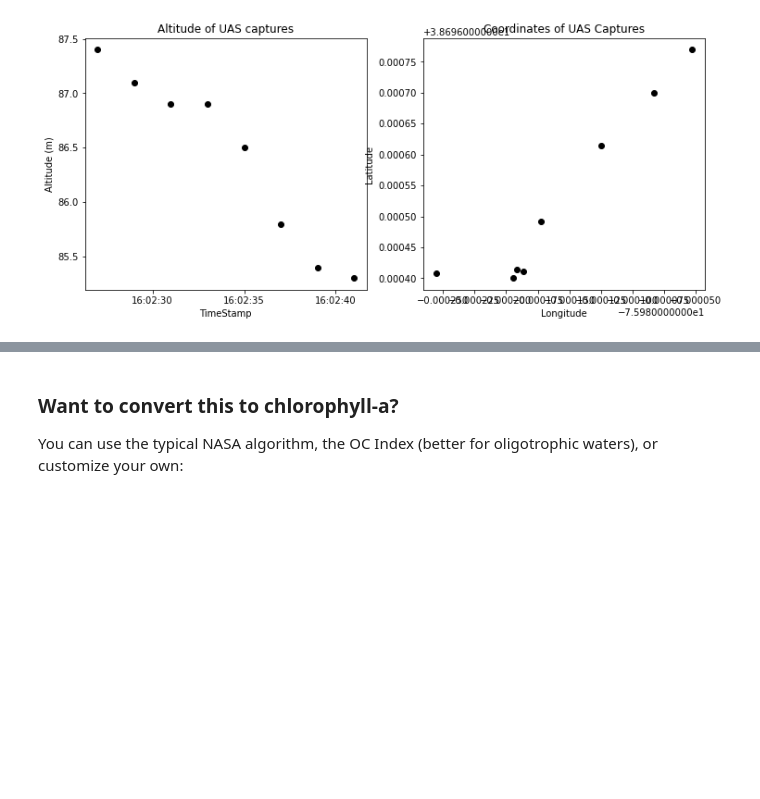
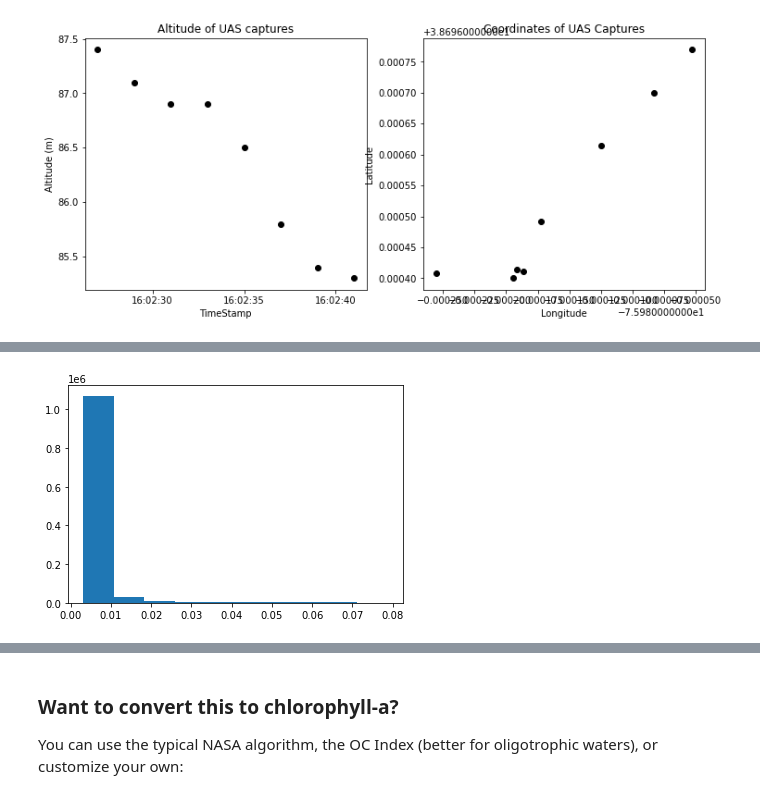
Before and after one commit to aewindle110/DroneWQ, a Jupyter notebook: UAS_radiometry_processing_v3.ipynb, the cells around one changed output, grey strips where cells are left out. Saved outputs shown, nothing was run; the diff lists cells and outputs as text; code cells hidden in the pictures; blank space fills up the shorter version.

```diff
--- a/UAS_radiometry_processing_v3.ipynb
+++ b/UAS_radiometry_processing_v3.ipynb
@@ -138,0 +181,5 @@ for j in range(8):
+# %%
+plt.hist(rrs_imgs[0,0].flatten())
+plt.show()
+# %% [output]
+[figure, added]
```
Also changed, not shown: parts of 13 cells of this notebook, 2 other files.
